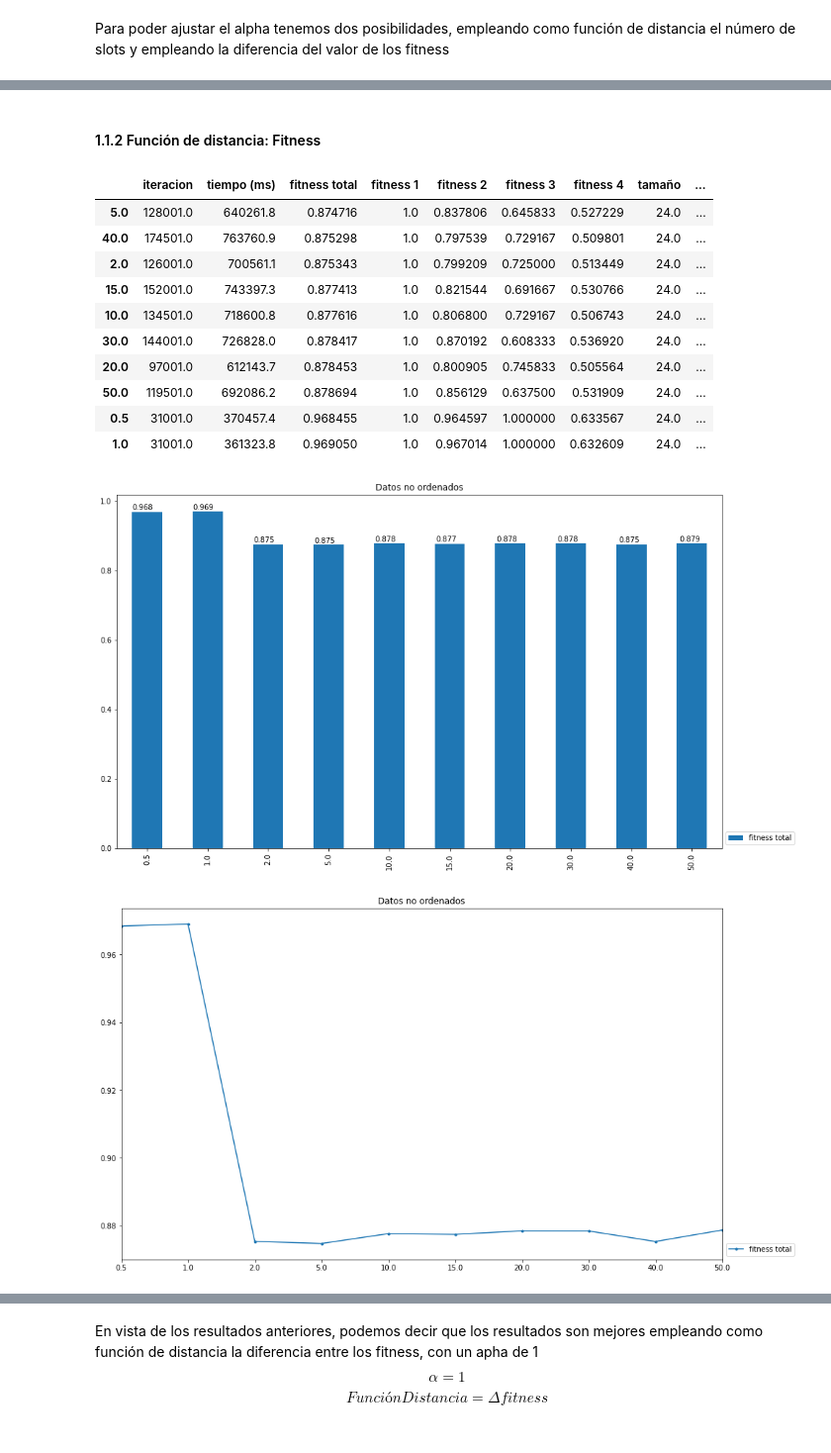
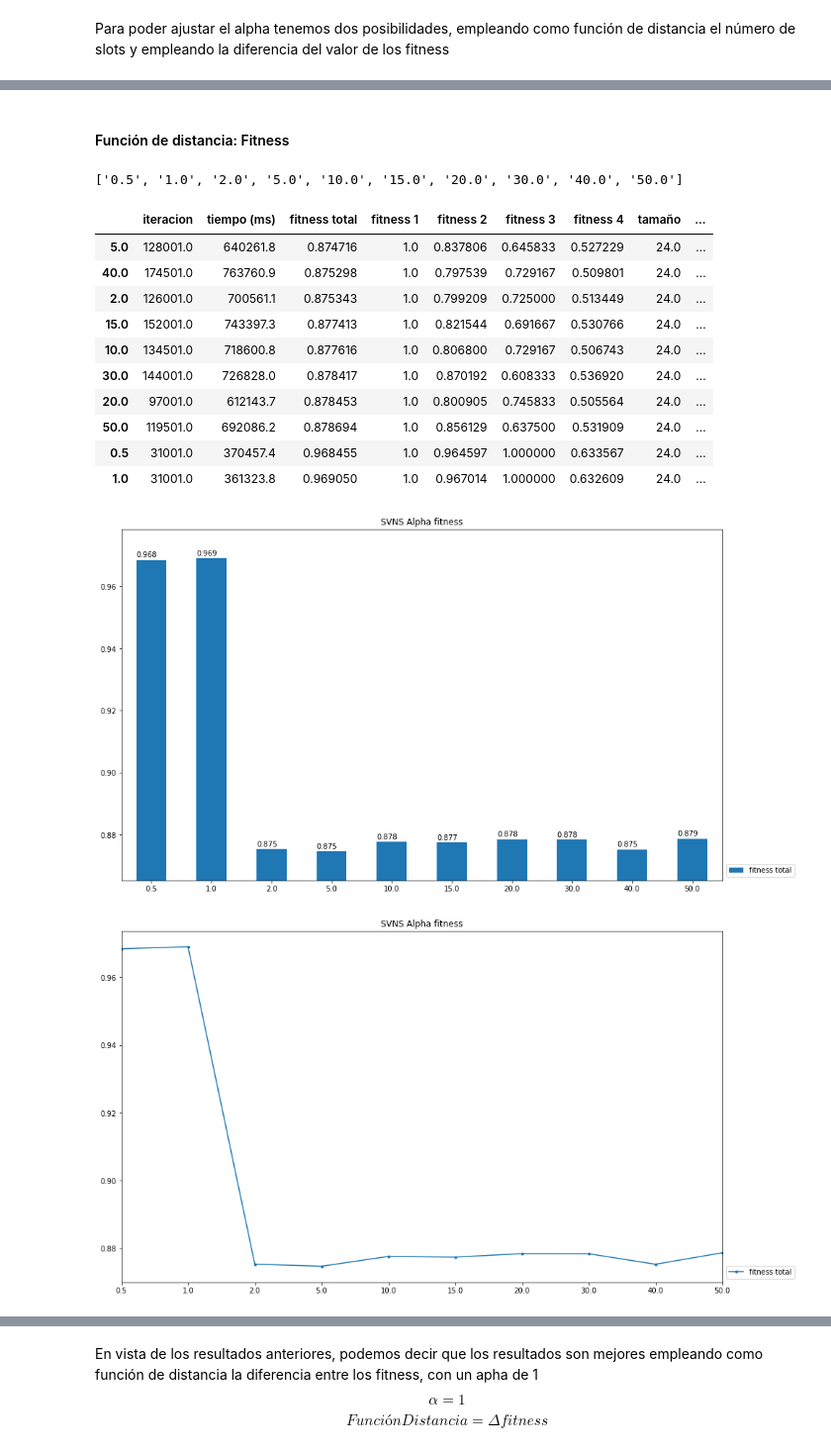
Before and after one commit to zerolfer/TFM-graficador, a Jupyter notebook: ajuste-parametrico/Ajuste-parametrico-documento.ipynb, the cells around one changed output, grey strips where cells are left out. Shown at 99% size. Saved outputs shown, nothing was run; the diff lists cells and outputs as text; code cells hidden in the pictures.

```diff
--- a/ajuste-parametrico/Ajuste-parametrico-documento.ipynb
+++ b/ajuste-parametrico/Ajuste-parametrico-documento.ipynb
@@ -61,24 +62,25 @@ ajuste_parametrico(base_path, sub_paths, out_path, parametro)
 # %% [markdown]
-#### 1.1.2 Función de distancia: Fitness
+#### Función de distancia: Fitness
 # %%
 base_path = "C:\\Users\\Administrador\\Documents\\Proyecto-Salomon\\resultados\\Caso1Id1m-01-01-2019\\1-TipoVNS\\SVNS\\fitness"
-sub_paths = ["0.5", "1.0", "2.0", "5.0", "10.0", "15.0", "20.0", "30.0", "40.0", "50.0"]
+sub_paths = get_subpaths(base_path, key=float)
 
-parametro="SVNS-Alpha-fitness"
-out_path="1-2_"+parametro+"/"
+parametro="SVNS Alpha fitness"
+out_path="1-2 "+parametro+"/"
 
 ajuste_parametrico(base_path, sub_paths, out_path, parametro)
 # %% [output]
+['0.5', '1.0', '2.0', '5.0', '10.0', '15.0', '20.0', '30.0', '40.0', '50.0']
 |  | iteracion | tiempo (ms) | fitness total | fitness 1 | fitness 2 | fitness 3 | fitness 4 | tamaño | ... |
 | 5.0 | 128001.0 | 640261.8 | 0.874716 | 1.0 | 0.837806 | 0.645833 | 0.527229 | 24.0 | ... |
 | 40.0 | 174501.0 | 763760.9 | 0.875298 | 1.0 | 0.797539 | 0.729167 | 0.509801 | 24.0 | ... |
 | 2.0 | 126001.0 | 700561.1 | 0.875343 | 1.0 | 0.799209 | 0.725000 | 0.513449 | 24.0 | ... |
 | 15.0 | 152001.0 | 743397.3 | 0.877413 | 1.0 | 0.821544 | 0.691667 | 0.530766 | 24.0 | ... |
 | 10.0 | 134501.0 | 718600.8 | 0.877616 | 1.0 | 0.806800 | 0.729167 | 0.506743 | 24.0 | ... |
 | 30.0 | 144001.0 | 726828.0 | 0.878417 | 1.0 | 0.870192 | 0.608333 | 0.536920 | 24.0 | ... |
 | 20.0 | 97001.0 | 612143.7 | 0.878453 | 1.0 | 0.800905 | 0.745833 | 0.505564 | 24.0 | ... |
 | 50.0 | 119501.0 | 692086.2 | 0.878694 | 1.0 | 0.856129 | 0.637500 | 0.531909 | 24.0 | ... |
 | 0.5 | 31001.0 | 370457.4 | 0.968455 | 1.0 | 0.964597 | 1.000000 | 0.633567 | 24.0 | ... |
 | 1.0 | 31001.0 | 361323.8 | 0.969050 | 1.0 | 0.967014 | 1.000000 | 0.632609 | 24.0 | ... |
-[figure, old version]
+[figure, new version]
 [figure]
```
Also changed, not shown: parts of 20 cells of this notebook, 1 other file.
